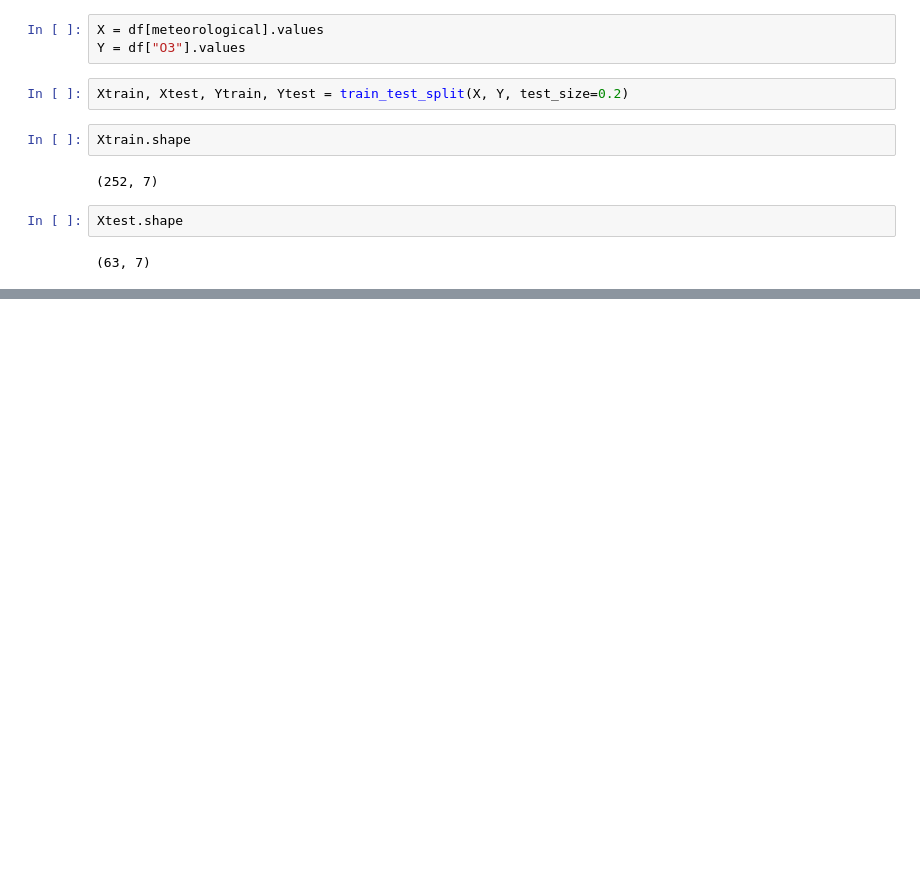
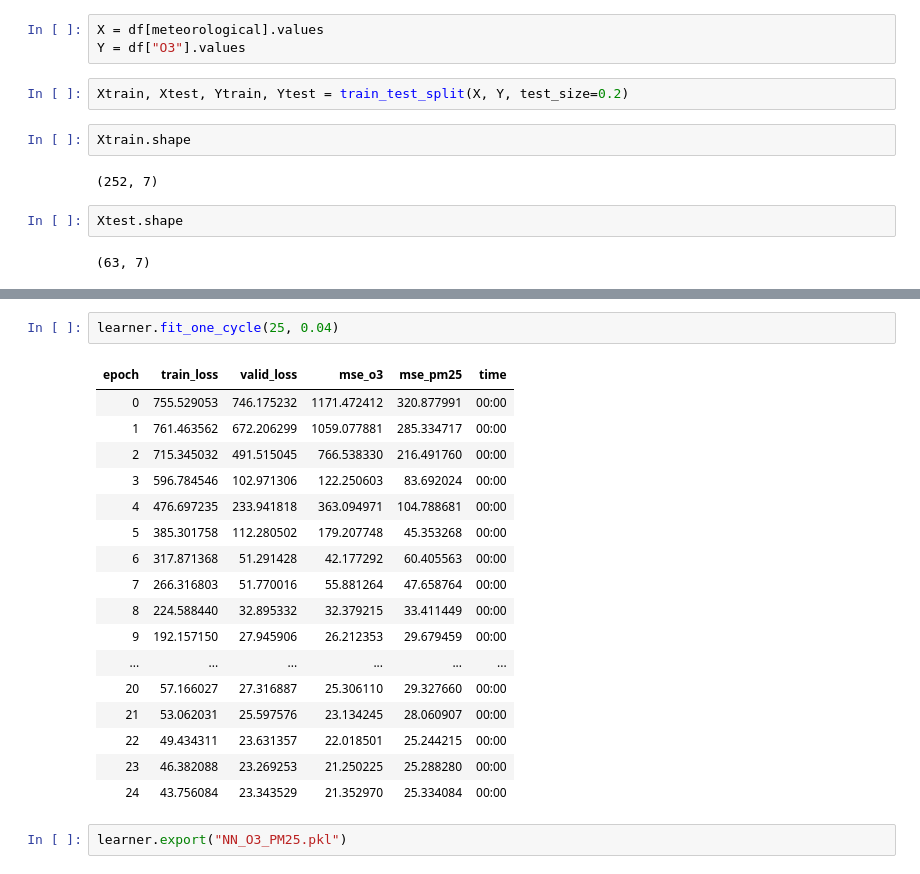
Before and after one commit to arnoldtics/Atmospheric_Data_Insights, a Jupyter notebook: Clustering/MSE/Multiregression.ipynb, the cells around one changed output, grey strips where cells are left out. Cells and saved outputs as stored; diff of their text form; blank space fills up the shorter version.

```diff
--- a/Clustering/MSE/Multiregression.ipynb
+++ b/Clustering/MSE/Multiregression.ipynb
@@ -35,0 +224,22 @@ Xtest.shape
+# %%
+learner.fit_one_cycle(25, 0.04)
+# %% [output]
+| epoch | train_loss | valid_loss | mse_o3 | mse_pm25 | time |
+| 0 | 755.529053 | 746.175232 | 1171.472412 | 320.877991 | 00:00 |
+| 1 | 761.463562 | 672.206299 | 1059.077881 | 285.334717 | 00:00 |
+| 2 | 715.345032 | 491.515045 | 766.538330 | 216.491760 | 00:00 |
+| 3 | 596.784546 | 102.971306 | 122.250603 | 83.692024 | 00:00 |
+| 4 | 476.697235 | 233.941818 | 363.094971 | 104.788681 | 00:00 |
+| 5 | 385.301758 | 112.280502 | 179.207748 | 45.353268 | 00:00 |
+| 6 | 317.871368 | 51.291428 | 42.177292 | 60.405563 | 00:00 |
+| 7 | 266.316803 | 51.770016 | 55.881264 | 47.658764 | 00:00 |
+| 8 | 224.588440 | 32.895332 | 32.379215 | 33.411449 | 00:00 |
+| 9 | 192.157150 | 27.945906 | 26.212353 | 29.679459 | 00:00 |
+| ... | ... | ... | ... | ... | ... |
+| 20 | 57.166027 | 27.316887 | 25.306110 | 29.327660 | 00:00 |
+| 21 | 53.062031 | 25.597576 | 23.134245 | 28.060907 | 00:00 |
+| 22 | 49.434311 | 23.631357 | 22.018501 | 25.244215 | 00:00 |
+| 23 | 46.382088 | 23.269253 | 21.250225 | 25.288280 | 00:00 |
+| 24 | 43.756084 | 23.343529 | 21.352970 | 25.334084 | 00:00 |
+# %%
+learner.export("NN_O3_PM25.pkl")
```
Also changed, not shown: parts of 28 cells of this notebook, 1 other file.
